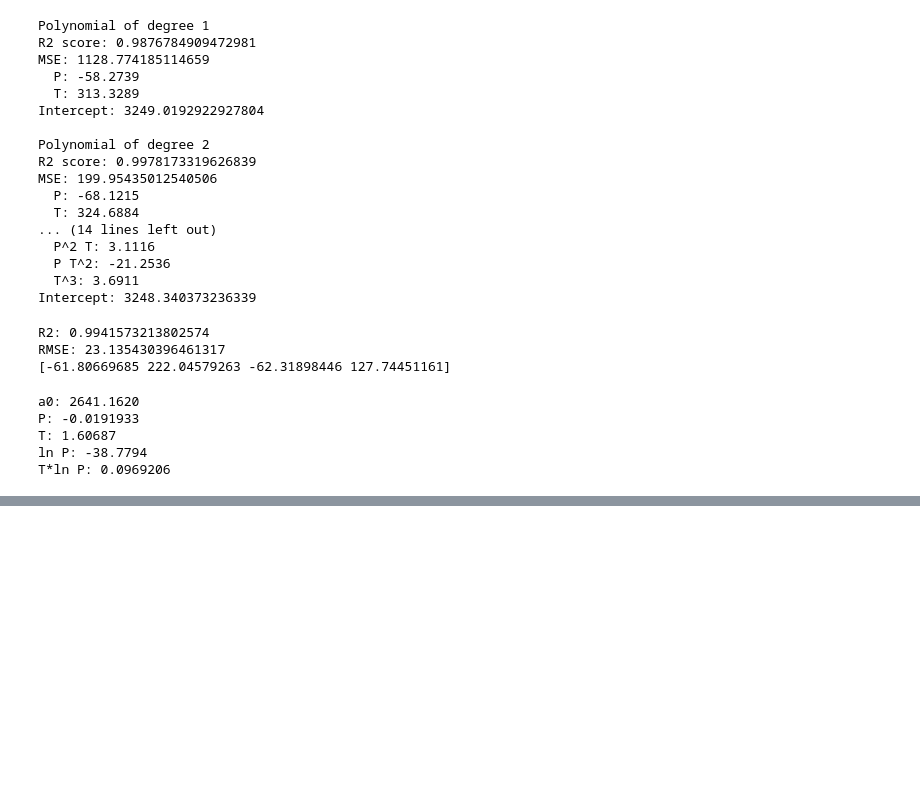
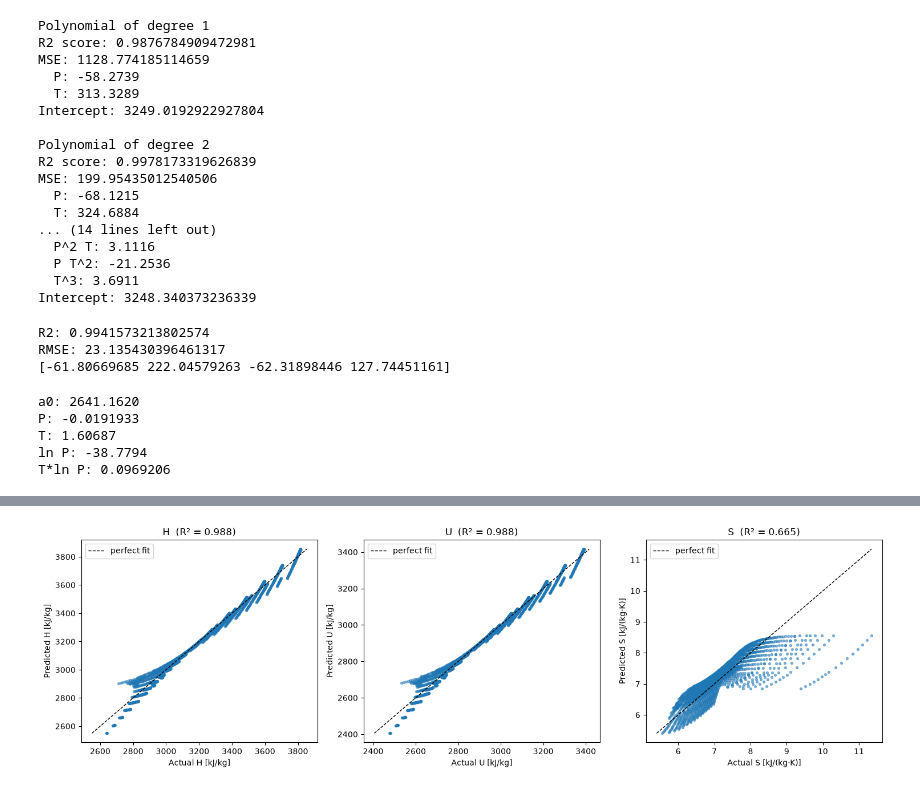
Before and after one commit to BoniYu/GLM_ThemophysicalProperty_Prediction, a Jupyter notebook: Notebooks/multiR.ipynb, the cells around one changed output, grey strips where cells are left out. Cells and saved outputs as stored; diff of their text form; code cells hidden in the pictures; blank space fills up the shorter version.

Commit message:
Multivariate analysis done and added in report

```diff
--- a/Notebooks/multiR.ipynb
+++ b/Notebooks/multiR.ipynb
@@ -151,0 +189,4 @@ T*ln P: 0.0969206
+# %%
+# getting Y by stacking all three h, U and S
+Y = np.column_stack((H_clean, U_clean, S_clean))
+print(Y.shape)        # (2063, 3)
@@ -151,0 +195,6 @@ T*ln P: 0.0969206
+# %%
+# Stack X also for P and T
+X_fit = np.column_stack((P_clean, T_clean))      # (2063, 2)
+
+model_multi_out = LinearRegression()
+model_multi_out.fit(X_fit, Y)
@@ -151,0 +203,4 @@ T*ln P: 0.0969206
+# %%
+y_pred_multi = model_multi_out.predict(X_fit)
+R2_multivariate = model_multi_out.score(X_fit, Y)
+print(R2_multivariate)
@@ -151,0 +215,12 @@ T*ln P: 0.0969206
+# %%
+print("coef_ shape:", model_multi_out.coef_.shape)
+print("intercept_ shape:", model_multi_out.intercept_.shape)
+
+outputs = ["H", "U", "S"]          # same order as the columns of Y
+features = ["P", "T"]              # same order as the columns of X_fit
+
+for i, out in enumerate(outputs):
+    print(f"\n{out}:")
+    print(f"  intercept: {model_multi_out.intercept_[i]:.4f}")
+    for j, feat in enumerate(features):
+        print(f"  {feat}: {model_multi_out.coef_[i, j]:.6g}")
@@ -151,0 +245,20 @@ T*ln P: 0.0969206
+# %%
+import matplotlib.pyplot as plt
+outputs = ["H", "U", "S"]
+units = ["kJ/kg", "kJ/kg", "kJ/(kg·K)"]
+
+fig, axes = plt.subplots(1, 3, figsize=(15, 4.5))
+for i, ax in enumerate(axes):
+    actual, pred = Y[:, i], y_pred_multi[:, i]
+    ax.scatter(actual, pred, s=8, alpha=0.5)
+    lims = [min(actual.min(), pred.min()), max(actual.max(), pred.max())]
+    ax.plot(lims, lims, "k--", linewidth=1, label="perfect fit")
+    ax.set_xlabel(f"Actual {outputs[i]} [{units[i]}]")
+    ax.set_ylabel(f"Predicted {outputs[i]} [{units[i]}]")
+    ax.set_title(f"{outputs[i]}  (R² = {r2_score(actual, pred):.3f})")
+    ax.legend()
+
+plt.tight_layout()
+plt.show()
+# %% [output]
+[figure, added]
```
Also changed, not shown: parts of 12 cells of this notebook, 1 other file.
